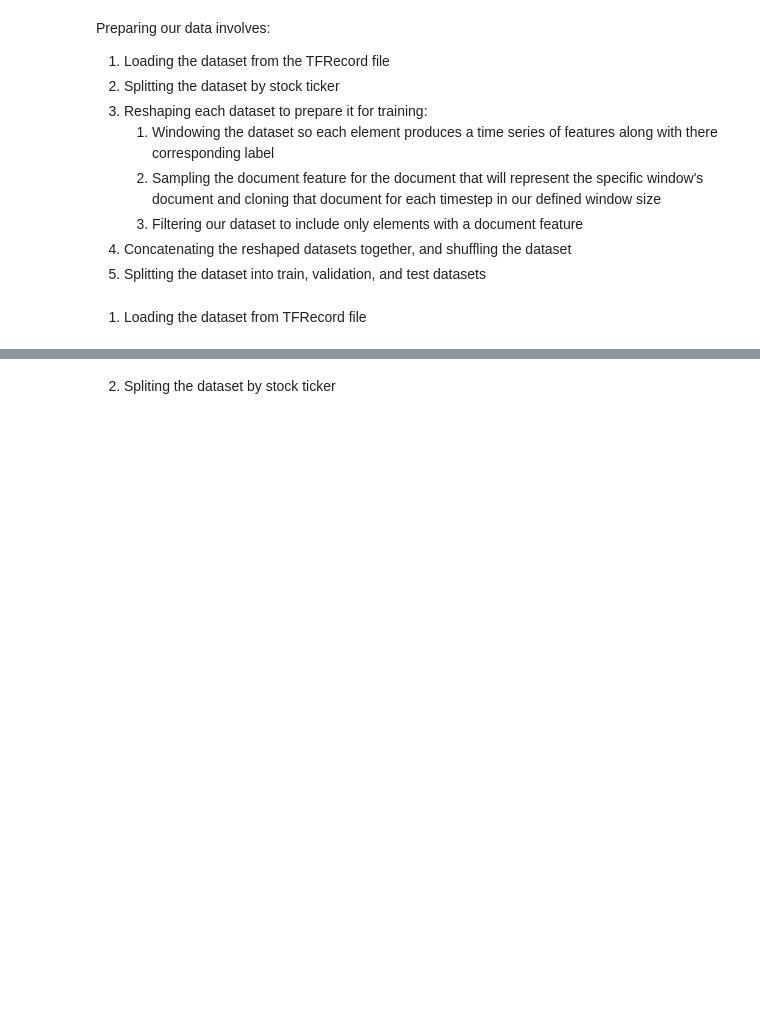
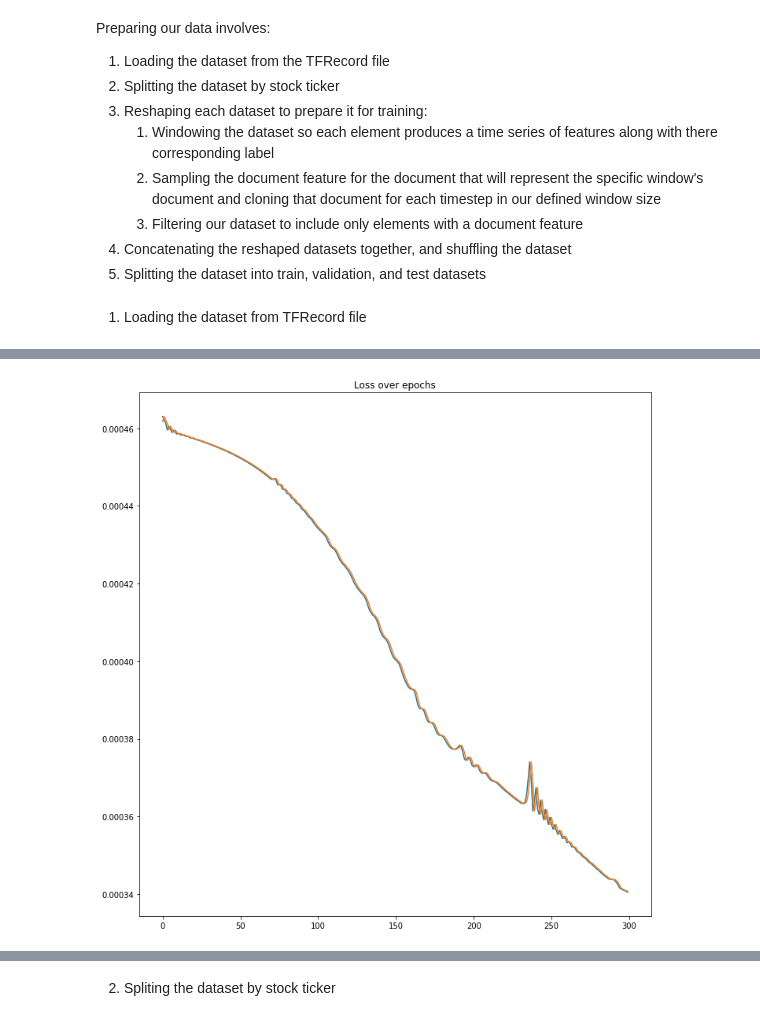
Before and after one commit to Evbor/Stock_Analysis, a Jupyter notebook: research/model_v1/FinTech.ipynb, the cells around one changed output, grey strips where cells are left out. Saved outputs shown, nothing was run; the diff lists cells and outputs as text; code cells hidden in the pictures; blank space fills up the shorter version.

Commit message:
trying to get model to learn

```diff
--- a/research/model_v1/FinTech.ipynb
+++ b/research/model_v1/FinTech.ipynb
@@ -1892,0 +2006,3 @@ Preparing our data involves:
+# %%
+dataset = df[cols].values
+print('Length of Dataset: {}'.format(len(dataset)))
@@ -1892,0 +2016,8 @@ Preparing our data involves:
+# %%
+# Shuffling Dataset
+shuffled_indices = np.random.randint(len(dataset), size=1000)
+assert (len(shuffled_indices) == 1000) and (shuffled_indices.dtype == np.int64)
+shuffled_dataset = dataset[shuffled_indices]
+# %%
+# Spliting dataset into features and labels
+X, y = shuffled_dataset[:, :-1], shuffled_dataset[:, -1]
@@ -1892,0 +2037,14 @@ Preparing our data involves:
+# %%
+# Creating a Model and attempting to overfit it
+## Defining Model
+tf.keras.backend.clear_session()
+input_log_returns = keras.Input(shape=(6,), name='log_adj_daily_returns', dtype=tf.float32)
+num_features = tf.expand_dims(input_log_returns, -1)
+ts_layer_1 = layers.LSTM(50, activation='relu', return_sequences=True)(num_features)
+ts_layer_2 = layers.LSTM(50, activation='relu', return_sequences=False)(ts_layer_1)
+output = layers.Dense(1)(ts_layer_2)
+model = keras.Model(input_log_returns, output, name='test_model')
+model.compile(optimizer=keras.optimizers.Adam(), loss='mse', metrics=['accuracy'])
+print(model.summary())
+
+history = model.fit(x=X, y=y, batch_size=1000, epochs=300, validation_data =(X, y))
@@ -1892,0 +2069,8 @@ Preparing our data involves:
+# %%
+fig, ax = plt.subplots(figsize=(10, 10), tight_layout=True)
+ax.plot(history.history['val_loss'])
+ax.plot(history.history['loss'])
+ax.set_title('Loss over epochs')
+plt.show()
+# %% [output]
+[figure, added]
```
Also changed, not shown: parts of 16 cells of this notebook, 1 other file.
